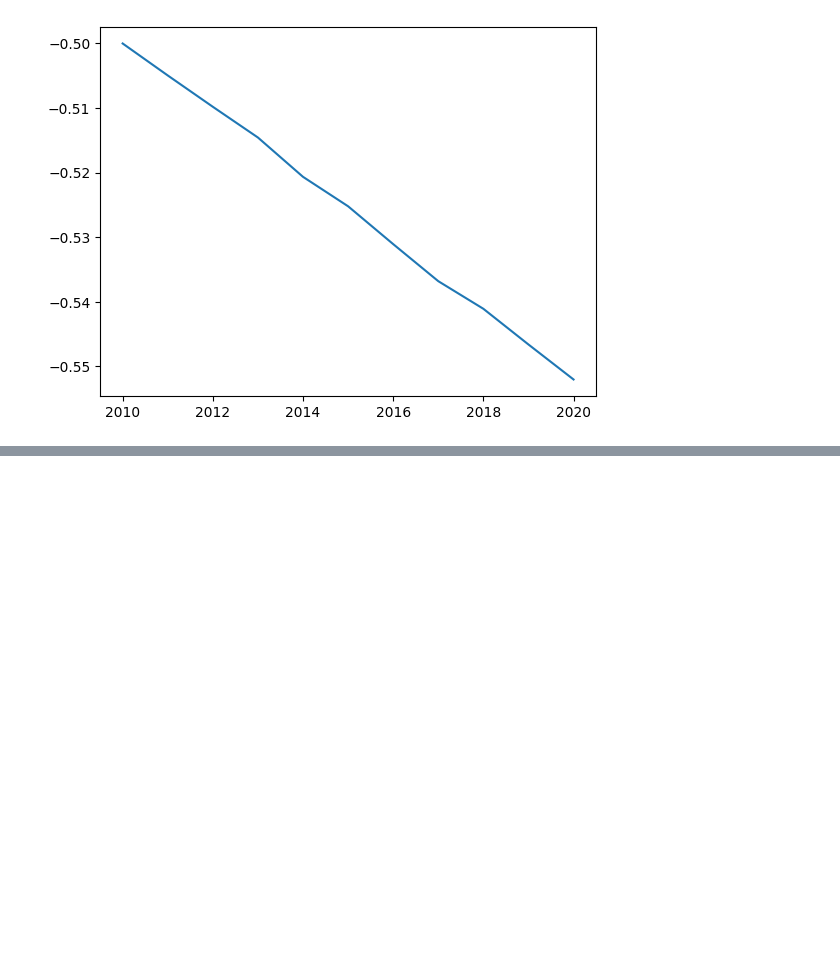
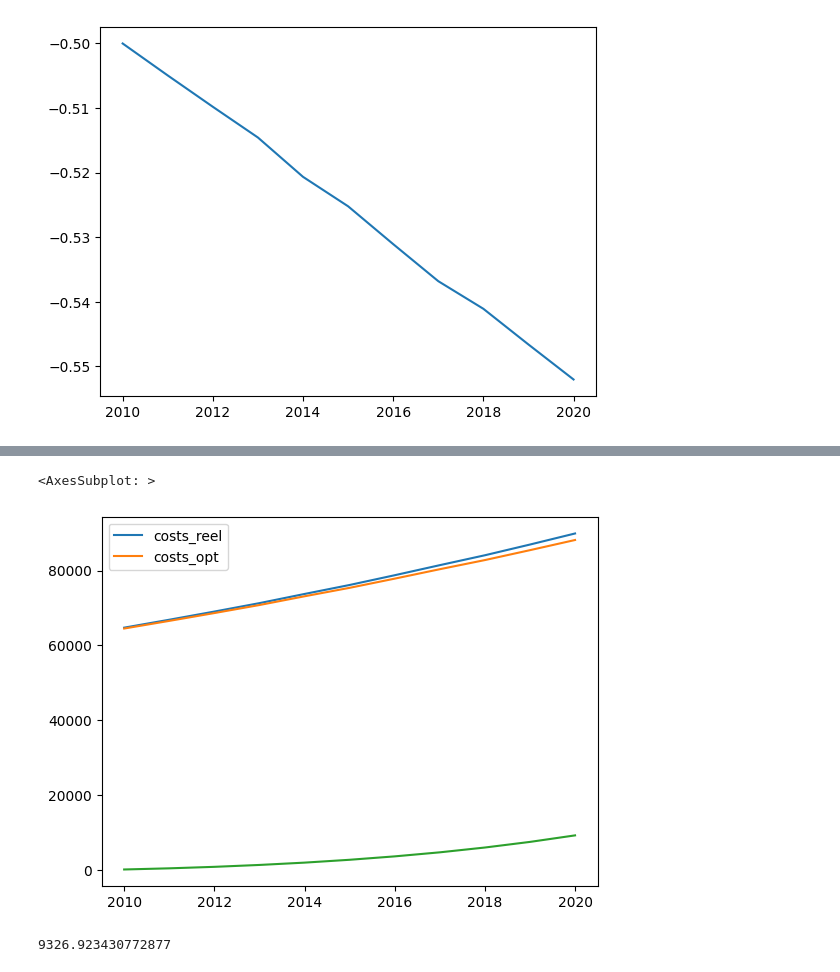
Before and after one commit to felixpoirier1/Devoir4, a Jupyter notebook: Devoir.ipynb, the cells around one changed output, grey strips where cells are left out. Drawn from its saved outputs; the diff is of its cells as text; code cells hidden in the pictures; blank space fills up the shorter version.

```diff
--- a/Devoir.ipynb
+++ b/Devoir.ipynb
@@ -52,0 +152,16 @@ prod['TMST'].plot()
+# %%
+costs['costs_reel'] = costs['pL'] * prod['L'] + costs['pR'] * prod['R'] + costs['G']
+
+costs['costs_opt'] = costs['pL'] * costs['L_star'] + costs['pR'] * costs['R_star'] + costs['G']
+# %%
+costs['gain_cumulatif'] = (costs['costs_reel'] - costs['costs_opt']).cumsum()
+# %%
+costs[['costs_reel', 'costs_opt']].plot()
+costs['gain_cumulatif'].plot()
+# %% [output]
+<AxesSubplot: >
+[figure, added]
+# %%
+costs.iloc[-1]['gain_cumulatif']
+# %% [output]
+9326.923430772877
```
Also changed, not shown: parts of 11 cells of this notebook.
